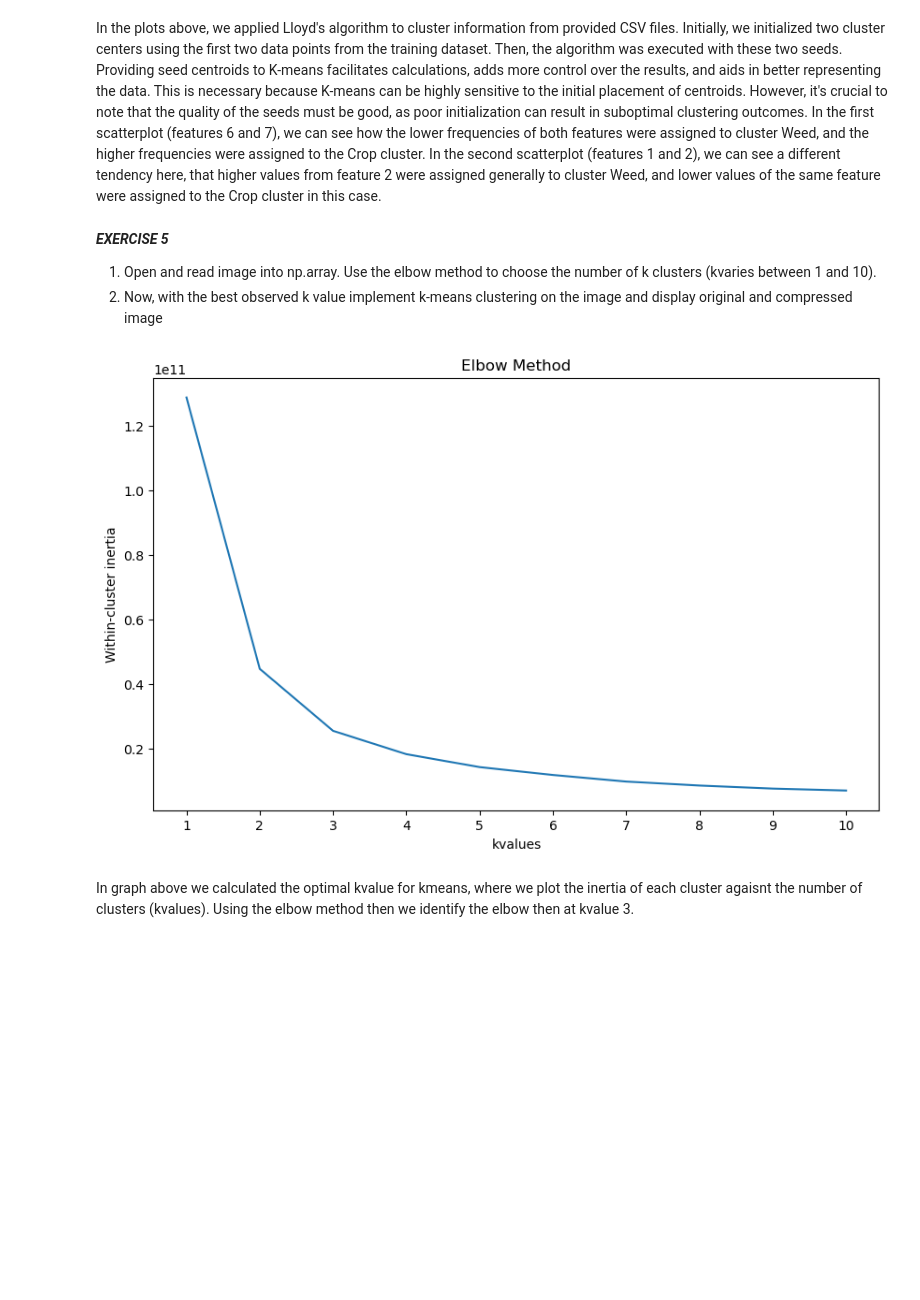
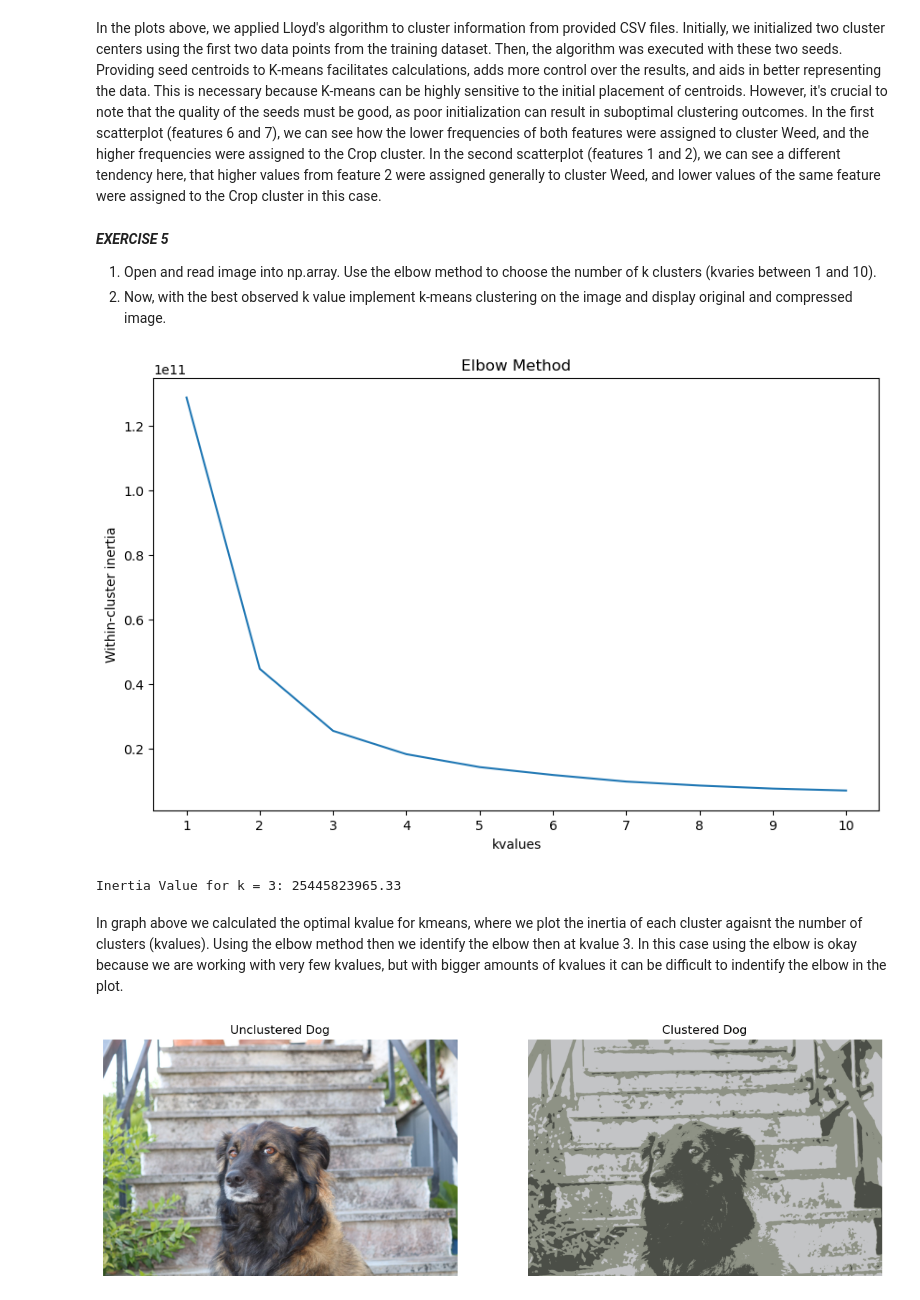
Before and after one commit to hjv300/IDS, a Jupyter notebook: assignment3/jesús.rabanal-álvarez.ipynb, the cells around one changed output. Cells and saved outputs as stored; diff of their text form; code cells hidden in the pictures; blank space fills up the shorter version.

```diff
--- a/assignment3/jesús.rabanal-álvarez.ipynb
+++ b/assignment3/jesús.rabanal-álvarez.ipynb
@@ -114,5 +117,5 @@ In the first scatterplot (features 6 and 7), we can see how the lower frequencie
 # %% [markdown]
 ***EXERCISE 5***
 1. Open and read image into np.array. Use the elbow method to choose the number of k clusters (kvaries between 1 and 10).
-2. Now, with the best observed k value implement k-means clustering on the image and display original and compressed image
+2. Now, with the best observed k value implement k-means clustering on the image and display original and compressed image.
 # %%
@@ -136,6 +137,7 @@ for i, k in enumerate(kvalues):
     inertia = kmeans.inertia_
     kinertia.append(inertia)
 # %%
+#plot the elbow method
 plt.figure(figsize=(10, 6))
 plt.plot(kvalues, kinertia, '-')
 plt.title("Elbow Method")
@@ -143,7 +145,9 @@ plt.xlabel("kvalues")
 plt.xticks(kvalues)
 plt.ylabel("Within-cluster inertia")
 plt.show()
+print(f'Inertia Value for k = 3: {kinertia[2]:.2f}')
 # %% [output]
 [figure]
+Inertia Value for k = 3: 25445823965.33
 # %% [markdown]
-In graph above we calculated the optimal kvalue for kmeans, where we plot the inertia of each cluster agaisnt the number of clusters (kvalues). Using the elbow method then we identify the elbow then at kvalue 3.
+In graph above we calculated the optimal kvalue for kmeans, where we plot the inertia of each cluster agaisnt the number of clusters (kvalues). Using the elbow method then we identify the elbow then at kvalue 3. In this case using the elbow is okay because we are working with very few kvalues, but with bigger amounts of kvalues it can be difficult to indentify the elbow in the plot.
@@ -156,0 +154,34 @@ dog_compressed = np.empty(dog_2d.shape)
+# %%
+#Create a KMeans instance with 3 clusters
+kmeans = KMeans(n_clusters=3, algorithm='lloyd', n_init=1, init=startingPoint_list[:3]).fit(dog_2d)
+
+#Predict the labels of the dog_2d data
+dog_labels = kmeans.predict(dog_2d)
+dog_clustered = kmeans.cluster_centers_
+
+#Create a compressed image
+dog_compressed = np.empty_like(dog_2d)
+
+#Replace each pixel with its corresponding cluster center
+for i in range(len(dog_2d)):
+    dog_compressed[i] = dog_clustered[dog_labels[i]]
+
+#Reshape the compressed image
+dog_size = dog_img.shape
+dog_compressed = dog_compressed.reshape(dog_size)
+
+#Plot the original and the compressed image
+plt.figure(figsize=(14, 6))
+
+plt.subplot(1, 2, 1)
+plt.imshow(dog_img)
+plt.title('Unclustered Dog')
+plt.axis('off')
+
+plt.subplot(1, 2, 2)
+plt.imshow(dog_compressed)
+plt.title('Clustered Dog')
+plt.axis('off')
+plt.show()
+# %% [output]
+[figure, added]
```
Also changed, not shown: parts of 7 cells of this notebook.
